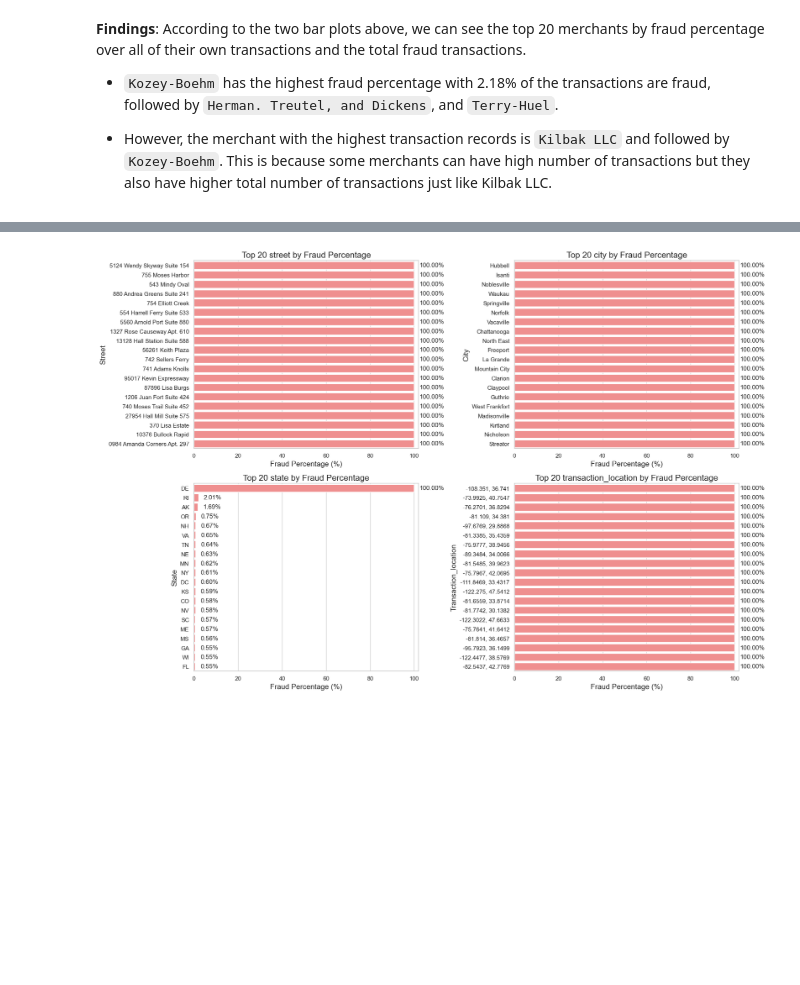
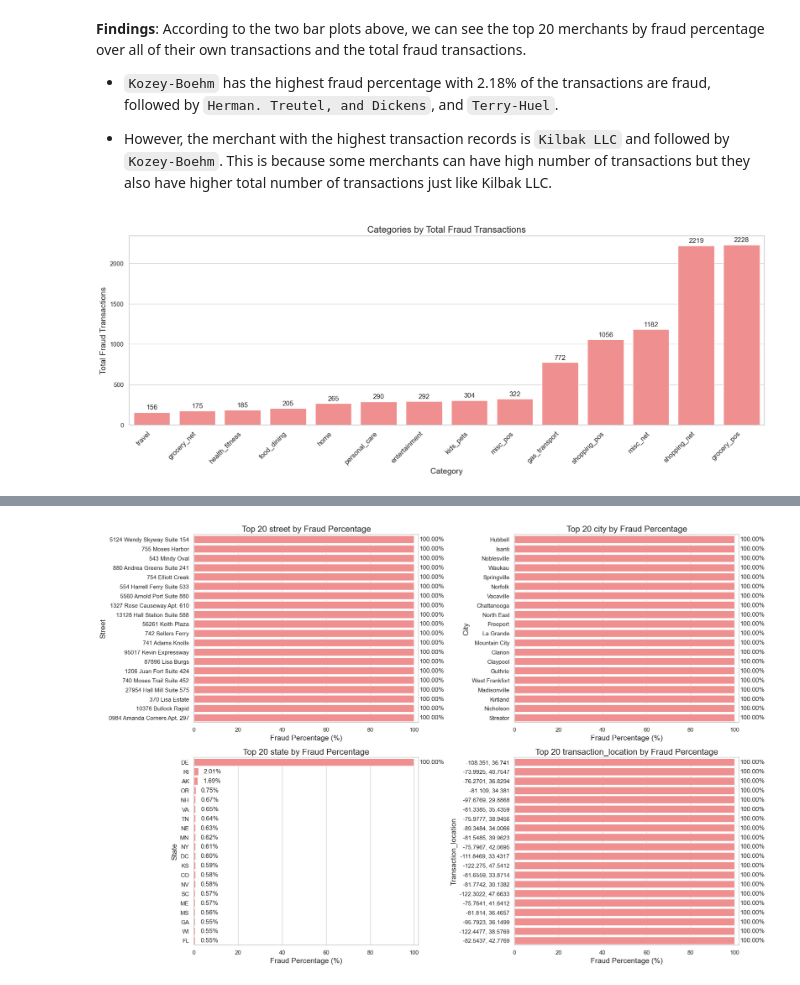
Before and after one commit to Youhorng/credit_card_fraud_prediction, a Jupyter notebook: notebooks/exploratory_data_analysis.ipynb, the cells around one changed output, grey strips where cells are left out. Drawn from its saved outputs; the diff is of its cells as text; code cells hidden in the pictures; blank space fills up the shorter version.

Commit message:
Explore merchant categories

```diff
--- a/notebooks/exploratory_data_analysis.ipynb
+++ b/notebooks/exploratory_data_analysis.ipynb
@@ -548,3 +548,20 @@ plt.show()
 - `Kozey-Boehm` has the highest fraud percentage with 2.18% of the transactions are fraud, followed by `Herman. Treutel, and Dickens`, and `Terry-Huel`.
 
 - However, the merchant with the highest transaction records is `Kilbak LLC` and followed by `Kozey-Boehm`. This is because some merchants can have high number of transactions but they also have higher total number of transactions just like Kilbak LLC.
+# %%
+# Fraud distribution by merchant category
+count_category = find_fraud_percentage(df, "category")
+count_category = count_category.sort_values(by="fraud", ascending=True).reset_index()
+
+# Create a bar plot for the top 20 categories by fraud
+plt.figure(figsize=(20, 6))
+ax = sns.barplot(data=count_category, x="category", y="fraud", color="#FF7F7F")
+for container in ax.containers:
+    ax.bar_label(container, padding=3)
+plt.title("Categories by Total Fraud Transactions", fontsize=16)
+plt.xlabel("Category", fontsize=14)
+plt.ylabel("Total Fraud Transactions", fontsize=14)
+plt.xticks(rotation=45, ha='right', fontsize=12)
+plt.show()
+# %% [output]
+[figure, added]
```
Also changed, not shown: parts of 19 cells of this notebook.
